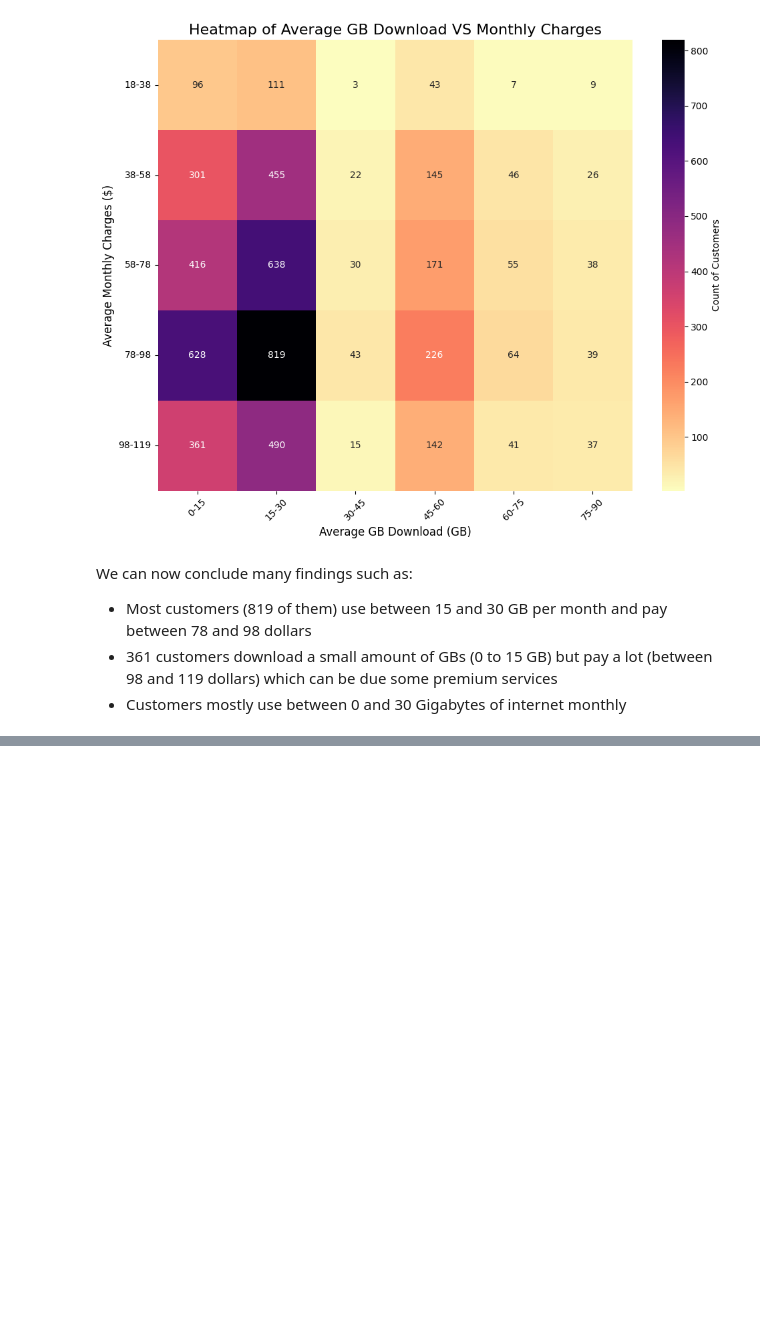
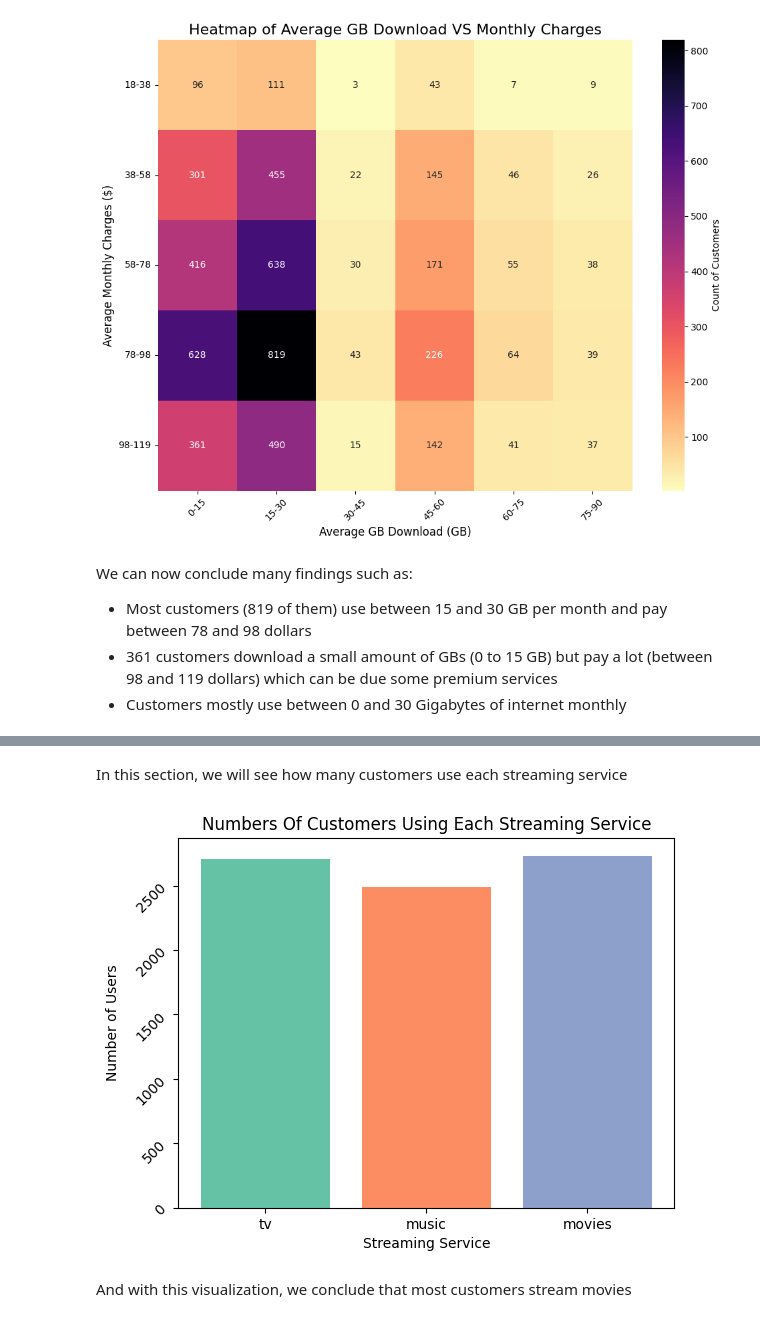
Before and after one commit to Amira-Bekhta/telco_customer_churn, a Jupyter notebook: analytics/2-Usage.ipynb, the cells around one changed output, grey strips where cells are left out. Cells and saved outputs as stored; diff of their text form; code cells hidden in the pictures; blank space fills up the shorter version.

```diff
--- a/analytics/2-Usage.ipynb
+++ b/analytics/2-Usage.ipynb
@@ -85,0 +124,19 @@ We can now conclude many findings such as:
+# %% [markdown]
+In this section, we will see how many customers use each streaming service
+# %%
+tv = len(data[data["Streaming TV"] == "Yes"]) # number of tv streamers
+music = len(data[data["Streaming Music"] == "Yes"]) # number of music streamers
+movies = len(data[data["Streaming Movies"] == "Yes"]) # number of movie streamers
+# %%
+counts = [tv, music, movies] # counts of each service streamers
+streamings = ["tv", "music", "movies"] # labels of each streaming service
+plt.bar(streamings, counts, color=sns.color_palette("Set2"))
+plt.title("Numbers Of Customers Using Each Streaming Service")
+plt.xlabel("Streaming Service")
+plt.ylabel("Number of Users", labelpad=10)
+plt.yticks(rotation=45)
+plt.savefig("../Visualizations/Streaming_usage.png")
+# %% [output]
+[figure, added]
+# %% [markdown]
+And with this visualization, we conclude that most customers stream movies
```
Also changed, not shown: parts of 10 cells of this notebook, 3 other files.
